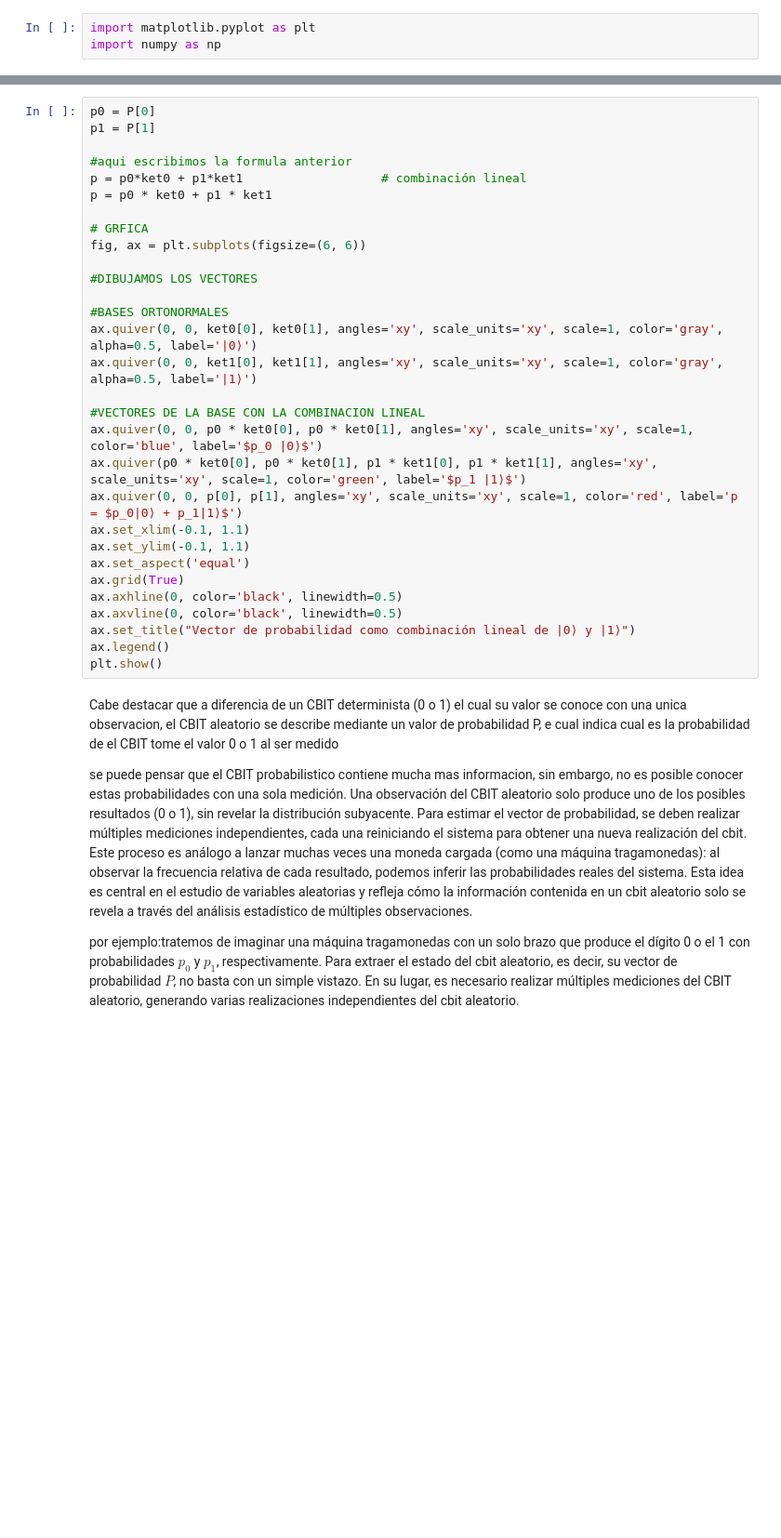
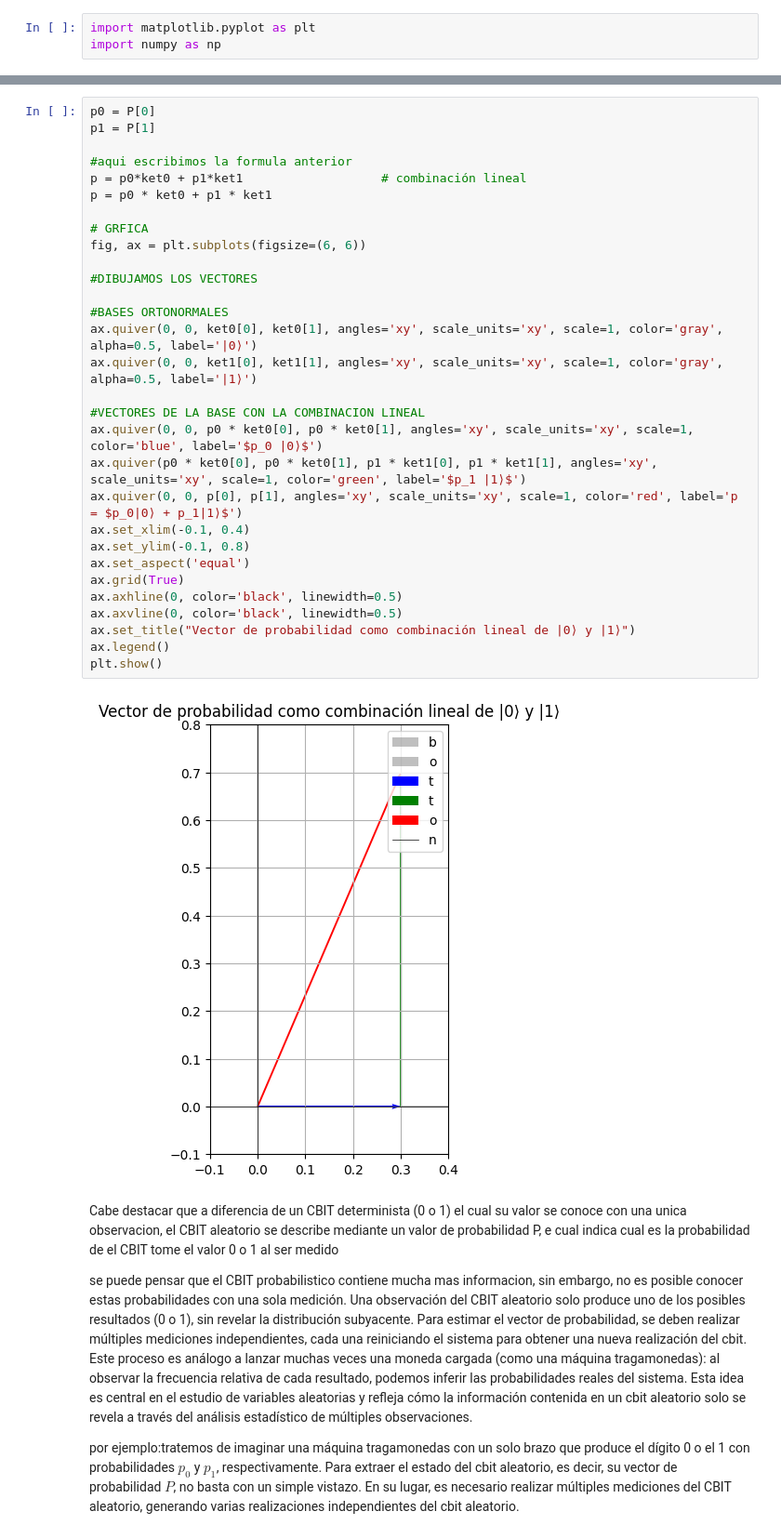
Before and after one commit to gitnicolas343/Quamtum_machine_learning, a Jupyter notebook: CLASSICAL_BIT_AND_QUAMTUM_BIT.ipynb, the cells around one changed output, grey strips where cells are left out. Shown: that part at 93% size. Saved outputs shown, nothing was run; the diff lists cells and outputs as text; blank space fills up the shorter version.

```diff
--- a/CLASSICAL_BIT_AND_QUAMTUM_BIT.ipynb
+++ b/CLASSICAL_BIT_AND_QUAMTUM_BIT.ipynb
@@ -296,33 +302,35 @@ visualmente lo tenemos en la siguiente grafica:
 # %%
 p0 = P[0]
 p1 = P[1]
 
 #aqui escribimos la formula anterior
 p = p0*ket0 + p1*ket1                   # combinación lineal
 p = p0 * ket0 + p1 * ket1
 
 # GRFICA
 fig, ax = plt.subplots(figsize=(6, 6))
 
 #DIBUJAMOS LOS VECTORES
 
 #BASES ORTONORMALES
 ax.quiver(0, 0, ket0[0], ket0[1], angles='xy', scale_units='xy', scale=1, color='gray', alpha=0.5, label='|0⟩')
 ax.quiver(0, 0, ket1[0], ket1[1], angles='xy', scale_units='xy', scale=1, color='gray', alpha=0.5, label='|1⟩')
 
 #VECTORES DE LA BASE CON LA COMBINACION LINEAL
 ax.quiver(0, 0, p0 * ket0[0], p0 * ket0[1], angles='xy', scale_units='xy', scale=1, color='blue', label='$p_0 |0⟩$')
 ax.quiver(p0 * ket0[0], p0 * ket0[1], p1 * ket1[0], p1 * ket1[1], angles='xy', scale_units='xy', scale=1, color='green', label='$p_1 |1⟩$')
 ax.quiver(0, 0, p[0], p[1], angles='xy', scale_units='xy', scale=1, color='red', label='p = $p_0|0⟩ + p_1|1⟩$')
-ax.set_xlim(-0.1, 1.1)
-ax.set_ylim(-0.1, 1.1)
+ax.set_xlim(-0.1, 0.4)
+ax.set_ylim(-0.1, 0.8)
 ax.set_aspect('equal')
 ax.grid(True)
 ax.axhline(0, color='black', linewidth=0.5)
 ax.axvline(0, color='black', linewidth=0.5)
 ax.set_title("Vector de probabilidad como combinación lineal de |0⟩ y |1⟩")
 ax.legend()
 plt.show()
+# %% [output]
+[figure, added]
 # %% [markdown]
 Cabe destacar que a diferencia de un CBIT  determinista (0 o 1) el cual su valor se conoce con una unica observacion, el CBIT aleatorio se describe mediante un valor de probabilidad P, e cual indica cual es la probabilidad de el CBIT  tome el valor 0 o 1  al ser medido
 
```
Also changed, not shown: parts of 10 cells of this notebook.
